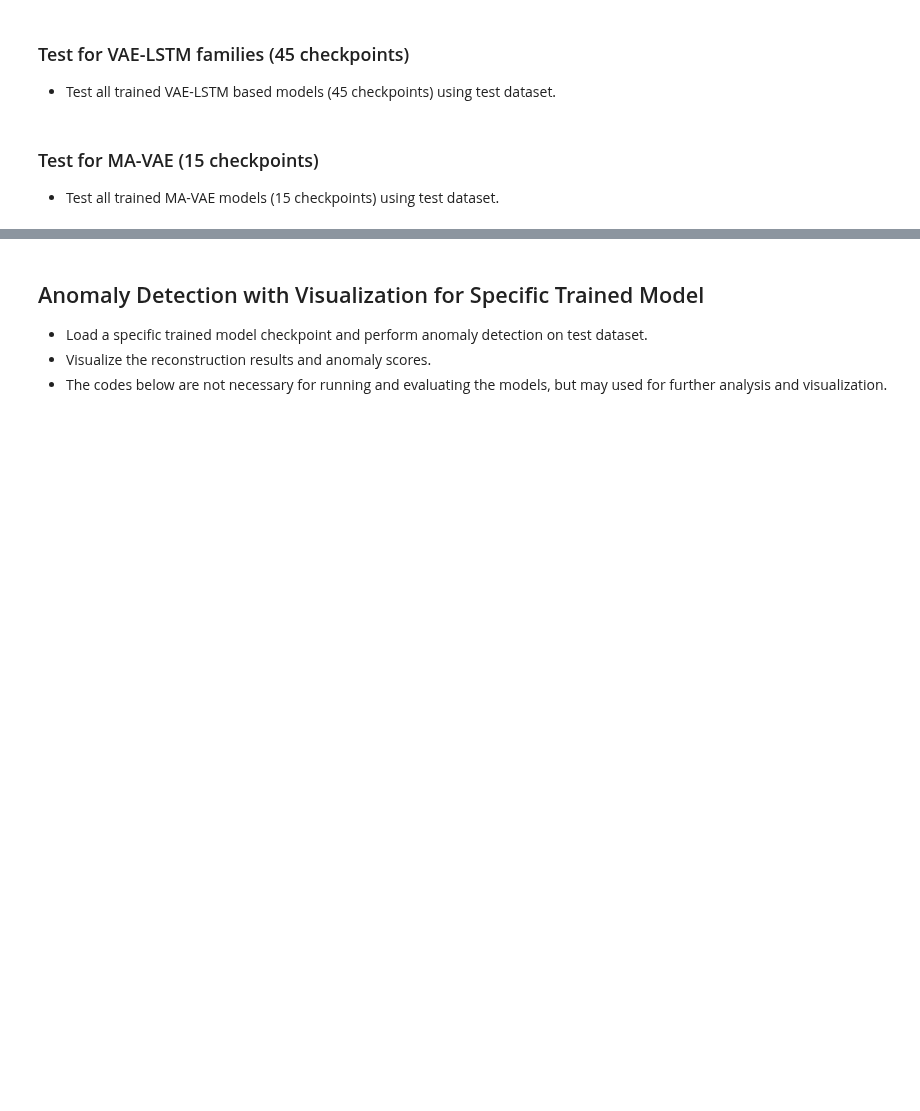
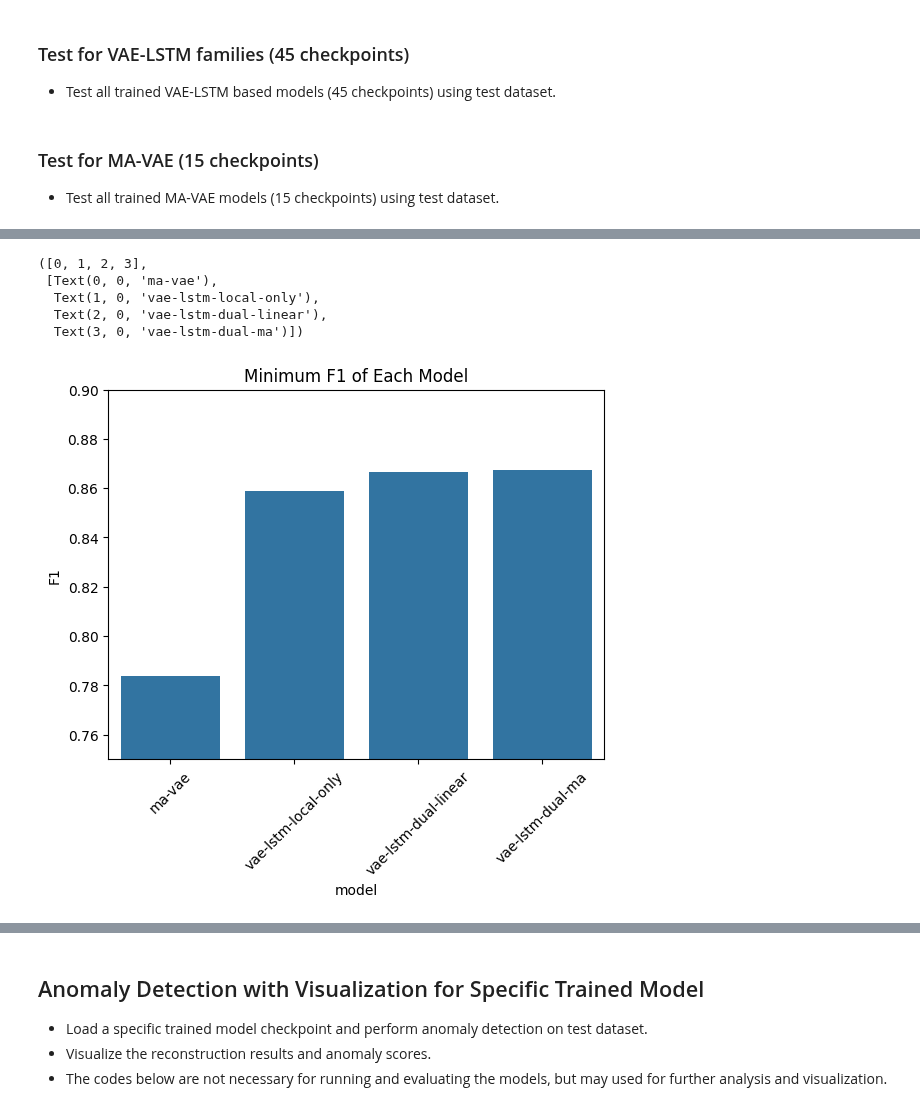
Before and after one commit to peunsu/wesad_stress_detection, a Jupyter notebook: dual-branch-vae-lstm/anomaly_detection.ipynb, the cells around one changed output, grey strips where cells are left out. Saved outputs shown, nothing was run; the diff lists cells and outputs as text; code cells hidden in the pictures; blank space fills up the shorter version.

```diff
--- a/dual-branch-vae-lstm/anomaly_detection.ipynb
+++ b/dual-branch-vae-lstm/anomaly_detection.ipynb
@@ -692,0 +758,3 @@ for exp_name, window_size, fold_id in tqdm(grid_prod, desc="Experiments"):
+# %%
+summary = result_df.groupby(['model', 'window']).mean().drop(columns=['fold', 'threshold', 'TP', 'FP', 'TN', 'FN'])
+summary
@@ -692,0 +783,3 @@ for exp_name, window_size, fold_id in tqdm(grid_prod, desc="Experiments"):
+# %%
+min_idx = summary.groupby('model')['F1'].idxmin()
+summary.loc[min_idx]
@@ -692,0 +812,12 @@ for exp_name, window_size, fold_id in tqdm(grid_prod, desc="Experiments"):
+# %%
+sns.barplot(data=summary.loc[min_idx], x='model', y='F1', order=['ma-vae', 'vae-lstm-local-only', 'vae-lstm-dual-linear', 'vae-lstm-dual-ma'])
+plt.title('Minimum F1 of Each Model')
+plt.ylim(0.75, 0.90)
+plt.xticks(rotation=45)
+# %% [output]
+([0, 1, 2, 3],
+ [Text(0, 0, 'ma-vae'),
+  Text(1, 0, 'vae-lstm-local-only'),
+  Text(2, 0, 'vae-lstm-dual-linear'),
+  Text(3, 0, 'vae-lstm-dual-ma')])
+[figure, added]
```
Also changed, not shown: parts of 13 cells of this notebook, 2 other files.
